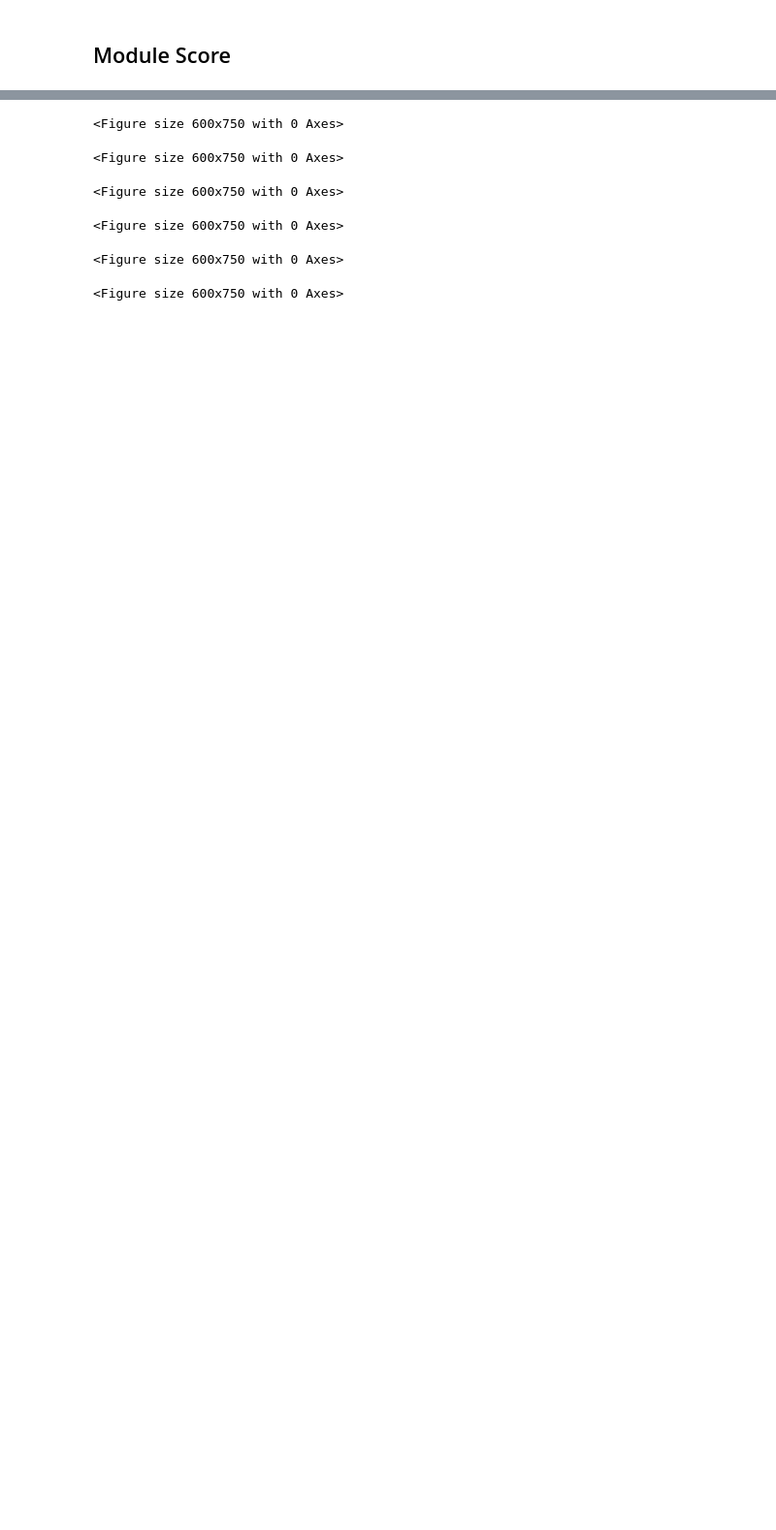
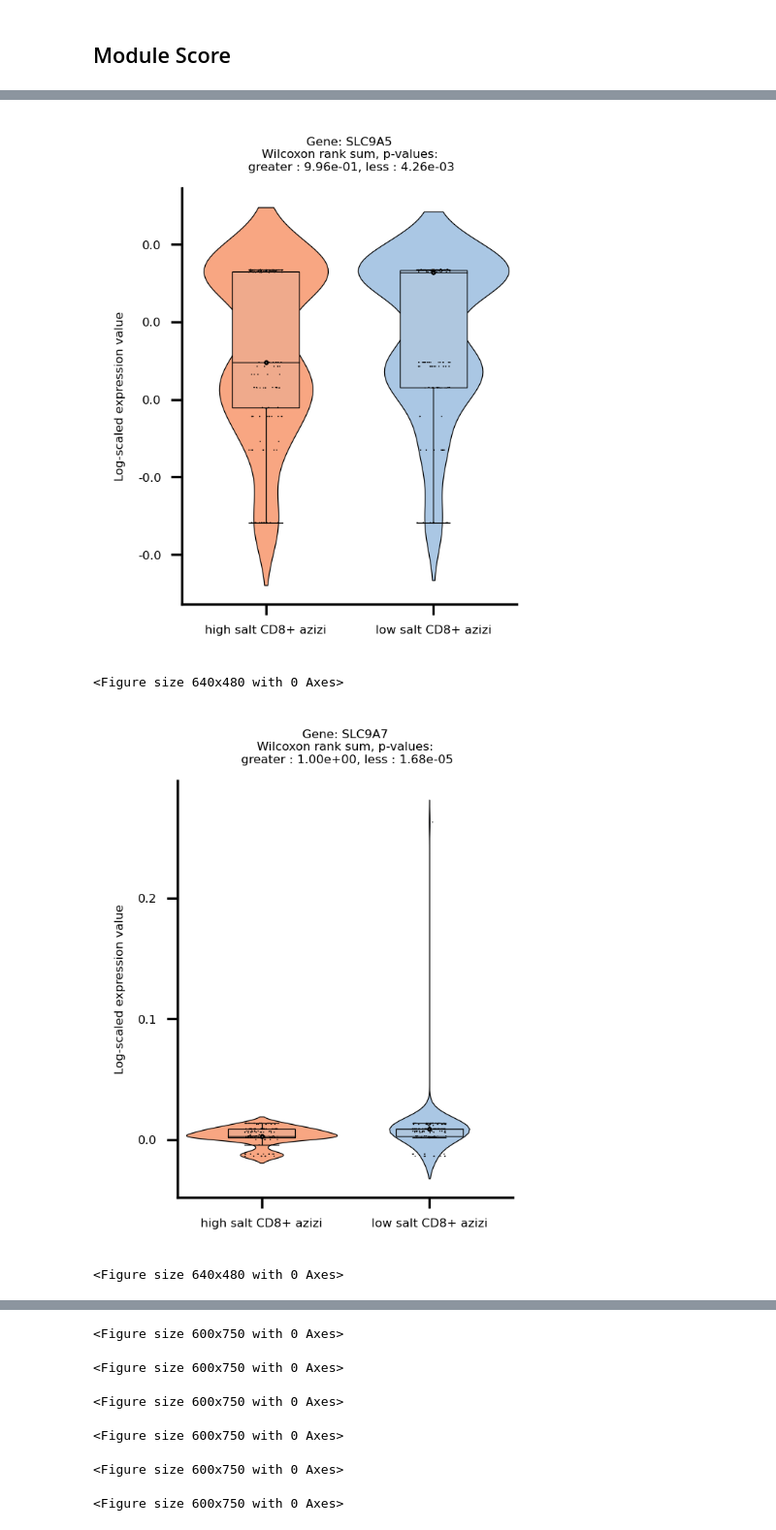
Before and after one commit to mBiocoder/Nature_immunology_code_repository, a Jupyter notebook: CD8_Tm_scRNAseq/CD8_Tm_scRNAseq_analysis.ipynb, the cells around one changed output, grey strips where cells are left out. Shown at 97% size. Cells and saved outputs as stored; diff of their text form; code cells hidden in the pictures; blank space fills up the shorter version.

```diff
--- a/CD8_Tm_scRNAseq/CD8_Tm_scRNAseq_analysis.ipynb
+++ b/CD8_Tm_scRNAseq/CD8_Tm_scRNAseq_analysis.ipynb
@@ -146,0 +215,12 @@ def gene_expression(adata, gene, conditions):
+# %%
+adata_azizi.obs['salt_top_60'] = 'low salt CD8+ azizi'
+adata_azizi.obs.loc[adata_azizi.obs.iloc[np.where(adata_azizi.obs['sc_salt_module_score'] >= 0.075)[0], :].index, 'salt_top_60'] = 'high salt CD8+ azizi'
+# %%
+gene_expression(adata_azizi, 'SLC9A5', ['high salt CD8+ azizi', 'low salt CD8+ azizi'], 'salt_top_60')
+gene_expression(adata_azizi, 'SLC9A7', ['high salt CD8+ azizi', 'low salt CD8+ azizi'], 'salt_top_60')
+gene_expression(adata_azizi, 'IL23R', ['high salt CD8+ azizi', 'low salt CD8+ azizi'], 'salt_top_60')
+# %% [output]
+[figure, added]
+<Figure size 640x480 with 0 Axes>
+[figure, added]
+<Figure size 640x480 with 0 Axes>
```
Also changed, not shown: parts of 38 cells of this notebook.
